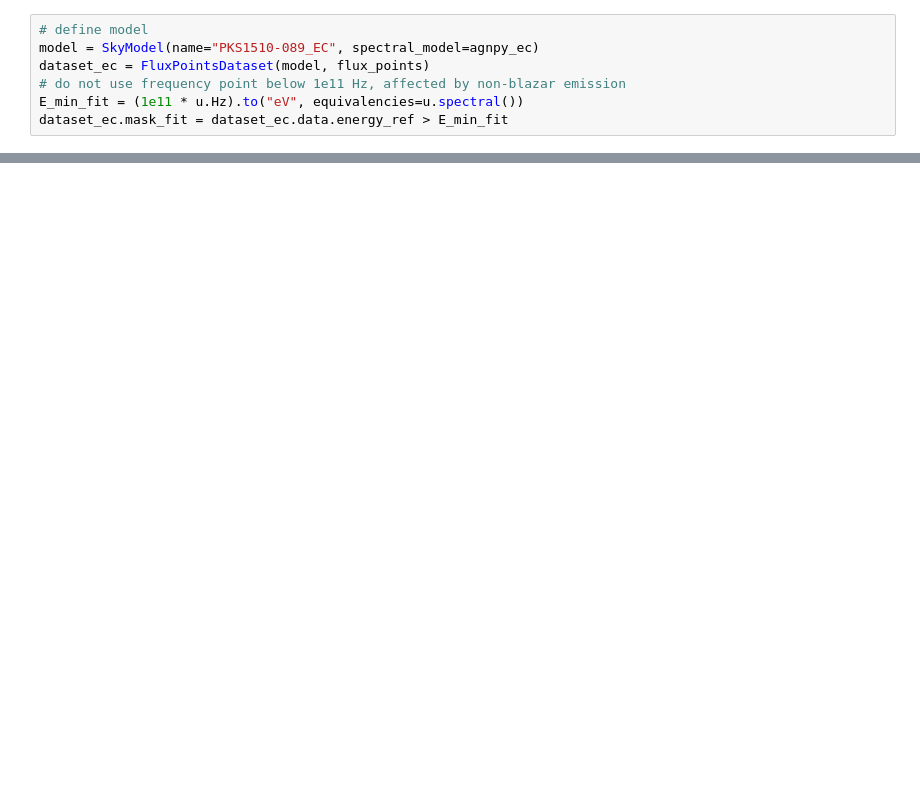
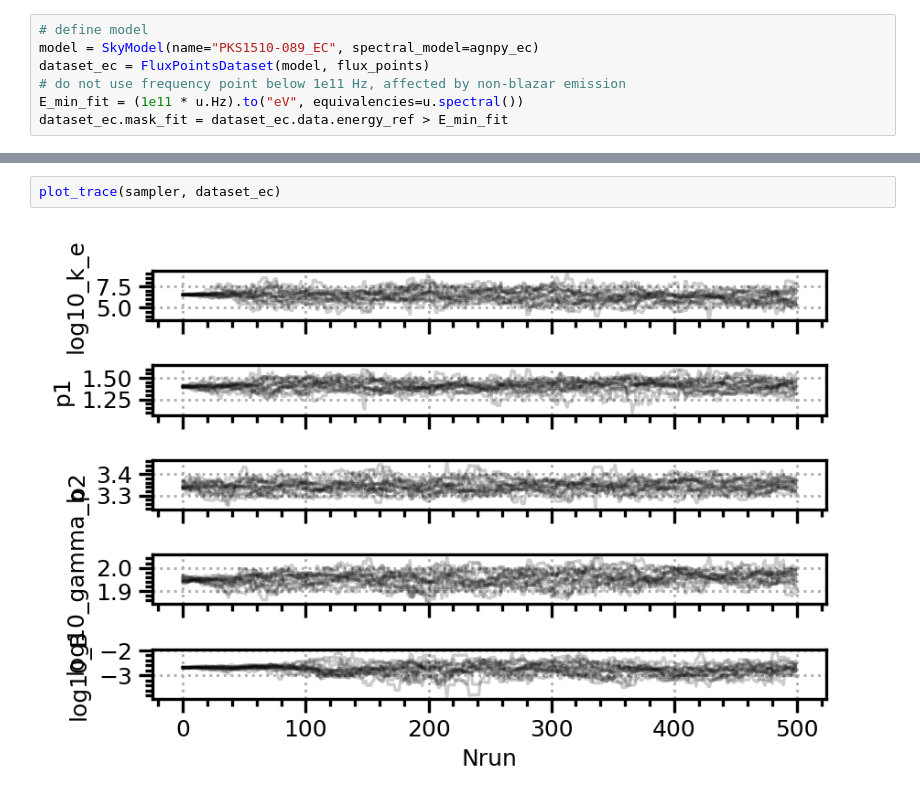
Before and after one commit to Adbhavna1369/PKS1510_modelling, a Jupyter notebook: test_mcmc_low_state.ipynb, the cells around one changed output, grey strips where cells are left out. Cells and saved outputs as stored; diff of their text form; blank space fills up the shorter version.

```diff
--- a/test_mcmc_low_state.ipynb
+++ b/test_mcmc_low_state.ipynb
@@ -341,3 +537,7 @@ Wall time: 45min 21s
+# %%
+plot_trace(sampler, dataset_ec)
+# %% [output]
+[figure, added]
 # %%
 plot_corner(sampler, dataset_ec, nburn=100)
 # %% [output]
```
Also changed, not shown: parts of 12 cells of this notebook.
